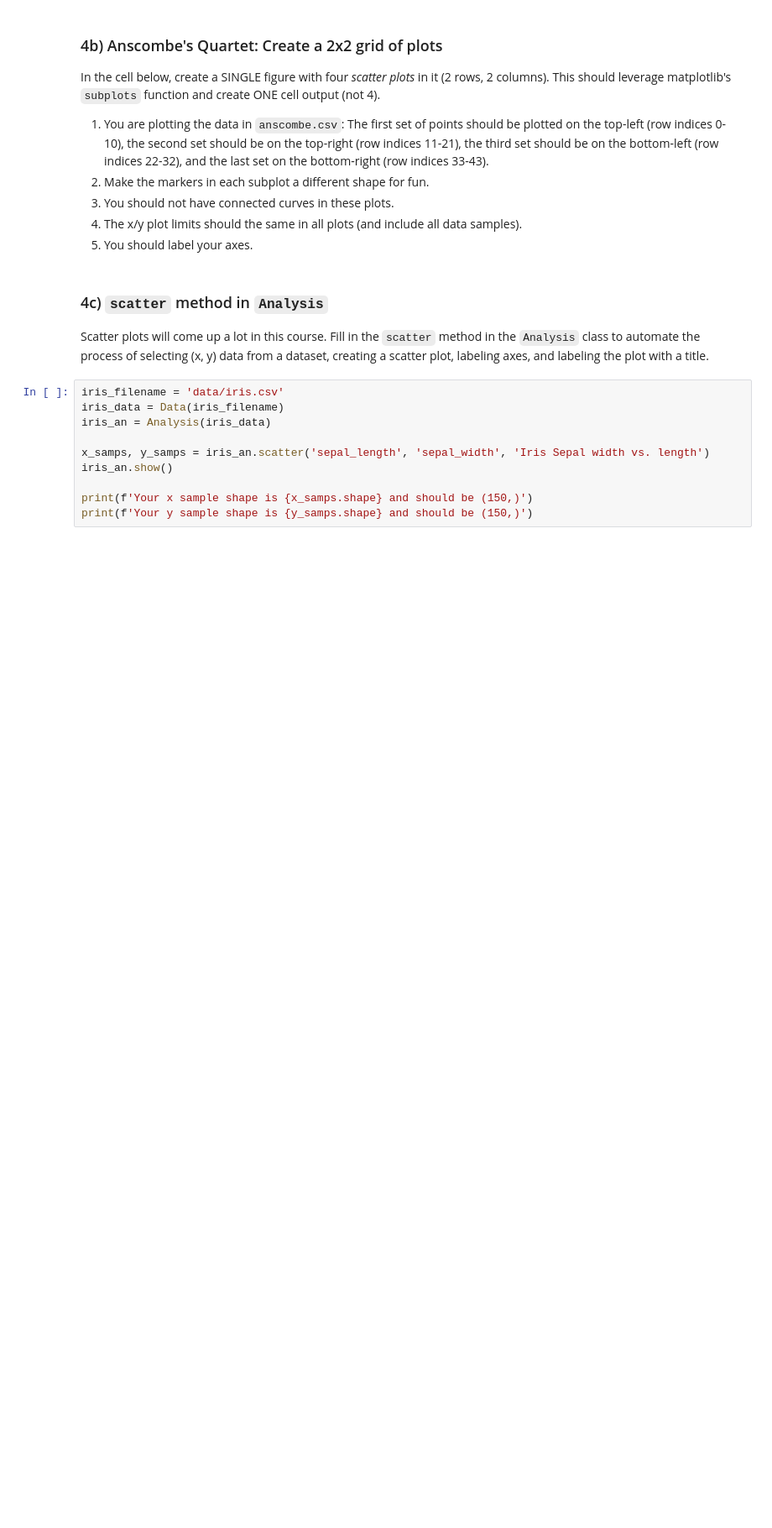
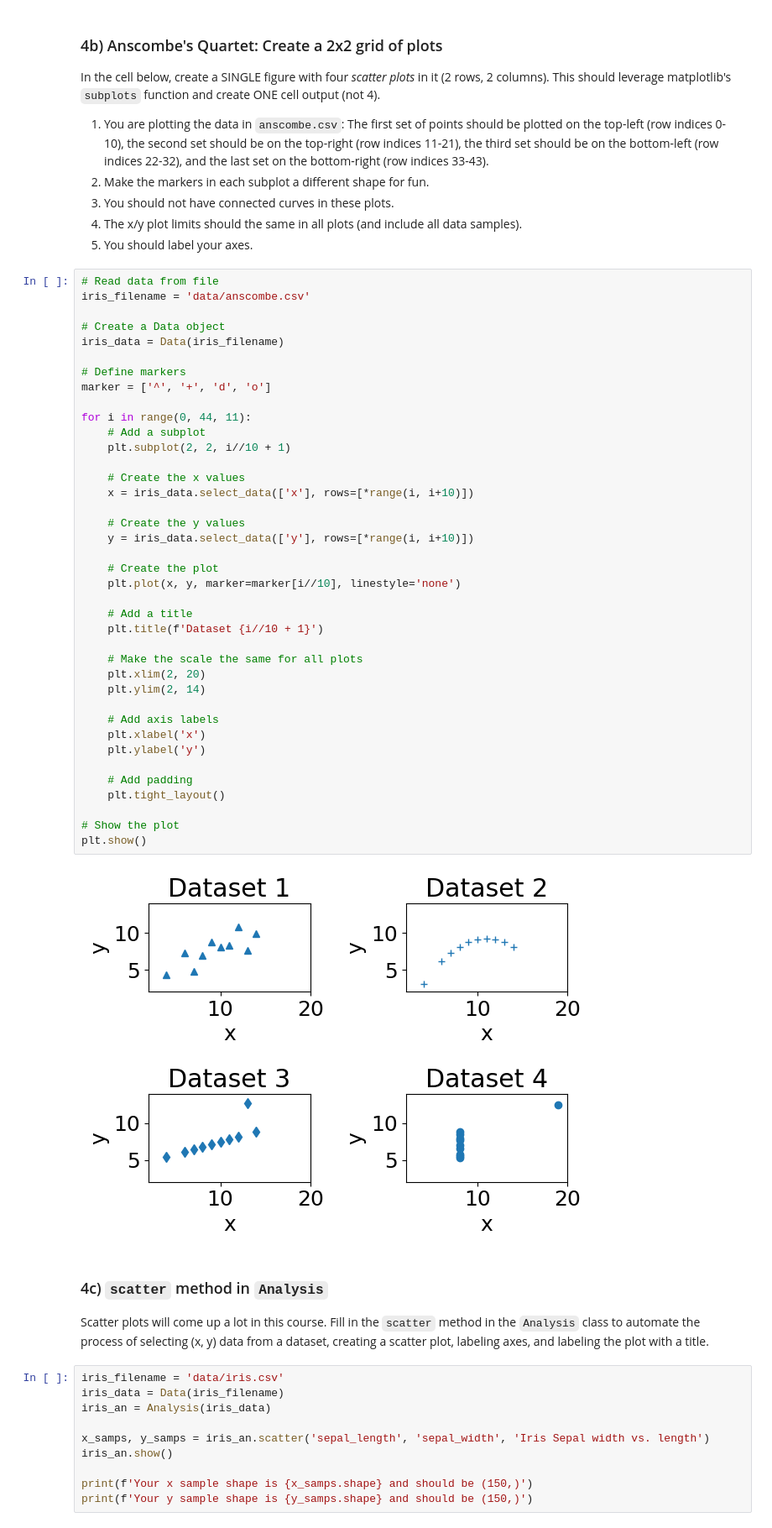
Before and after one commit to thecodingaviator/cs251, a Jupyter notebook: project1/analysis.ipynb, the cells around one changed output. Shown: that part at 84% size. Cells and saved outputs as stored; diff of their text form; blank space fills up the shorter version.

Commit message:
subplots work now

```diff
--- a/project1/analysis.ipynb
+++ b/project1/analysis.ipynb
@@ -415,6 +430,47 @@ In the cell below, create a SINGLE figure with four *scatter plots* in it (2 row
 3. You should not have connected curves in these plots.
 4. The x/y plot limits should the same in all plots (and include all data samples).
 5. You should label your axes.
+# %%
+# Read data from file
+iris_filename = 'data/anscombe.csv'
+
+# Create a Data object
+iris_data = Data(iris_filename)
+
+# Define markers
+marker = ['^', '+', 'd', 'o']
+
+for i in range(0, 44, 11):
+    # Add a subplot
+    plt.subplot(2, 2, i//10 + 1)
+
+    # Create the x values
+    x = iris_data.select_data(['x'], rows=[*range(i, i+10)])
+
+    # Create the y values
+    y = iris_data.select_data(['y'], rows=[*range(i, i+10)])
+
+    # Create the plot
+    plt.plot(x, y, marker=marker[i//10], linestyle='none')
+
+    # Add a title
+    plt.title(f'Dataset {i//10 + 1}')
+
+    # Make the scale the same for all plots
+    plt.xlim(2, 20)
+    plt.ylim(2, 14)
+
+    # Add axis labels
+    plt.xlabel('x')
+    plt.ylabel('y')
+
+    # Add padding
+    plt.tight_layout()
+
+# Show the plot
+plt.show()
+# %% [output]
+[figure, added]
 # %% [markdown]
 ### 4c) `scatter` method in `Analysis`
 
```
Also changed, not shown: parts of 3 cells of this notebook.
